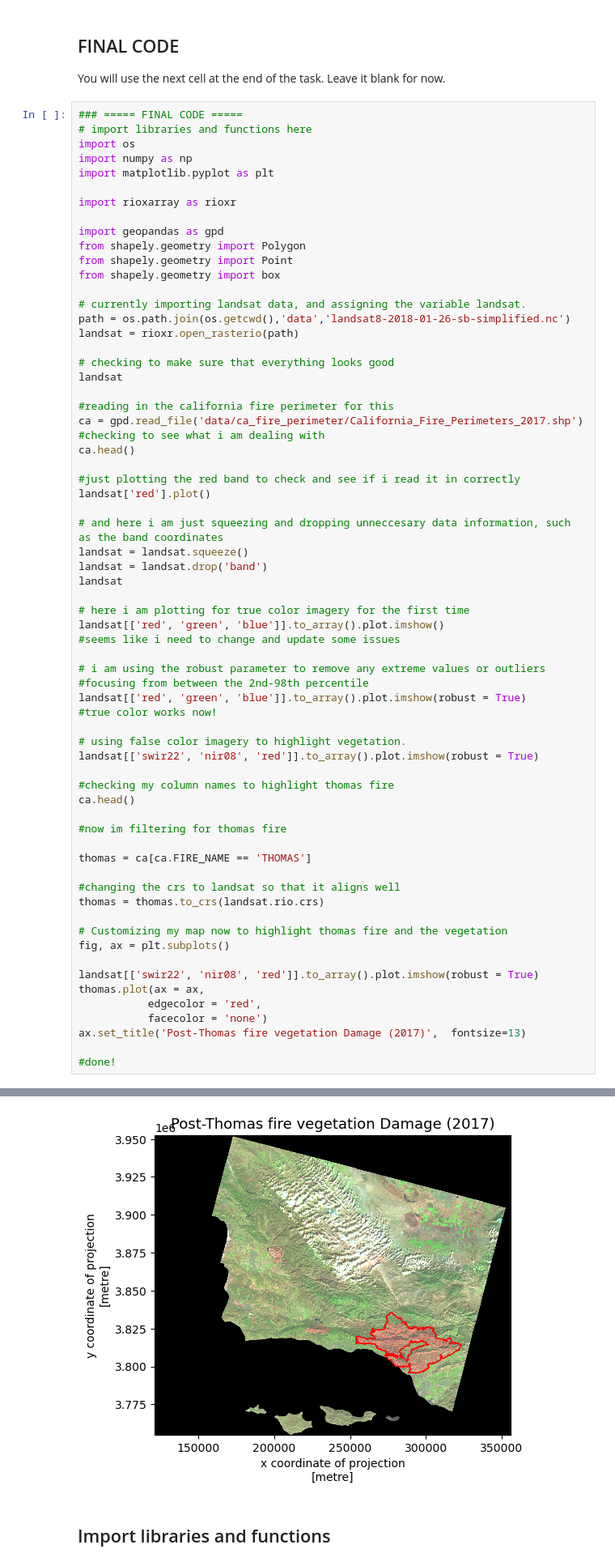
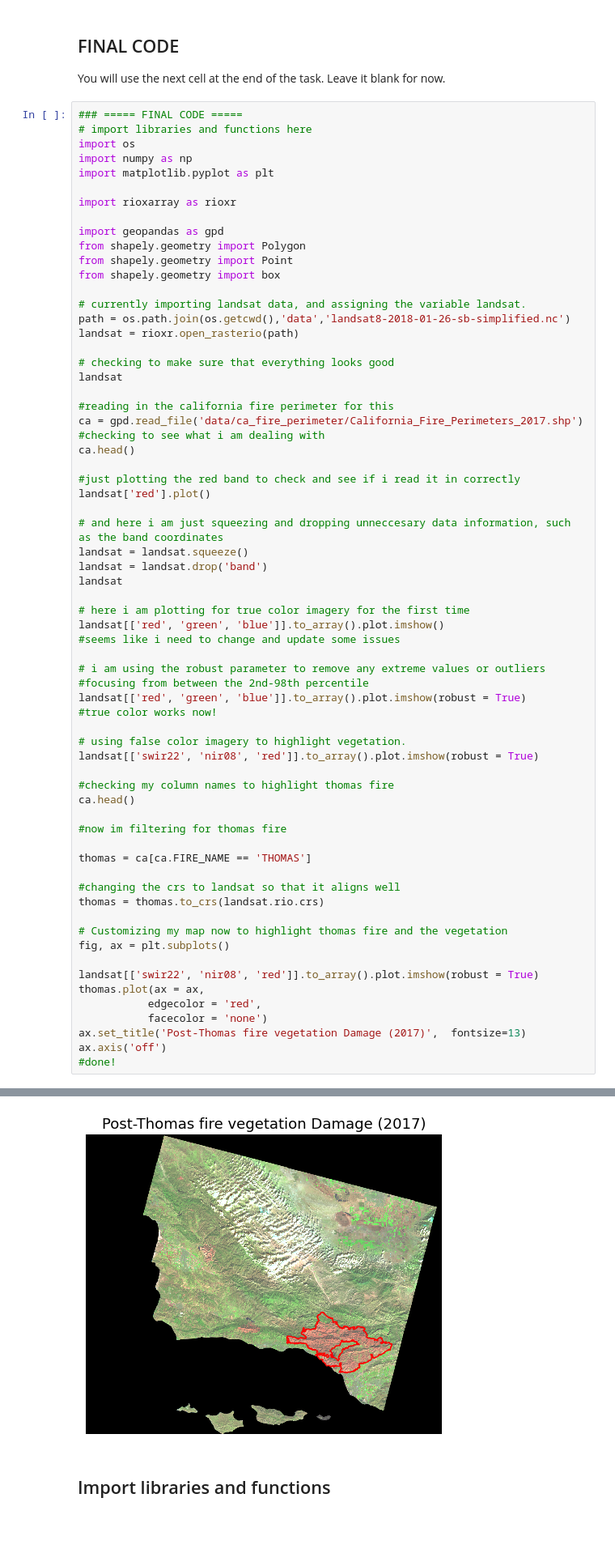
Before and after one commit to rosemaryjuarez/220-hw-4, a Jupyter notebook: hwk4-task2-false-color.ipynb, the cells around one changed output, grey strips where cells are left out. Shown at 81% size. Saved outputs shown, nothing was run; the diff lists cells and outputs as text; blank space fills up the shorter version.

```diff
--- a/hwk4-task2-false-color.ipynb
+++ b/hwk4-task2-false-color.ipynb
@@ -113,7 +113,7 @@ thomas.plot(ax = ax,
            edgecolor = 'red',
            facecolor = 'none')
 ax.set_title('Post-Thomas fire vegetation Damage (2017)',  fontsize=13)
-
+ax.axis('off')
 #done!
 # %% [output]
 Clipping input data to the valid range for imshow with RGB data ([0..1] for floats or [0..255] for integers).
@@ -121,5 +121,5 @@ Text(0.5, 1.0, 'Post-Thomas fire vegetation Damage (2017)')
 [figure]
-[figure, old version]
+[figure, new version]
 # %% [markdown]
 ## Import libraries and functions
 # %%
```
Also changed, not shown: parts of 2 cells of this notebook.
